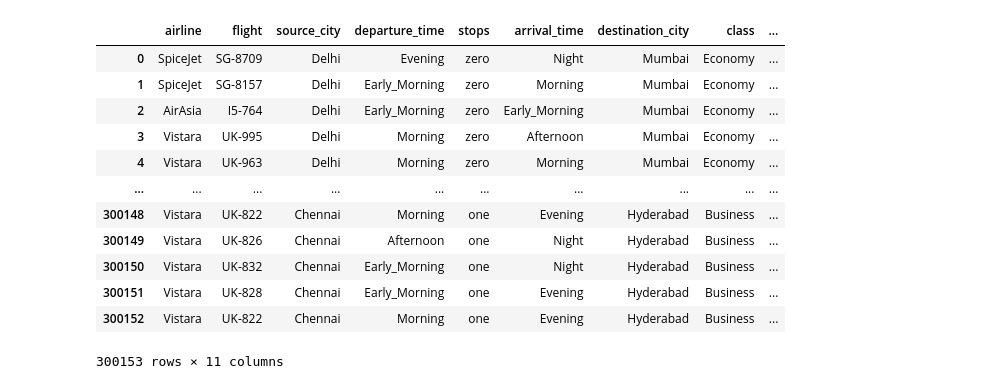
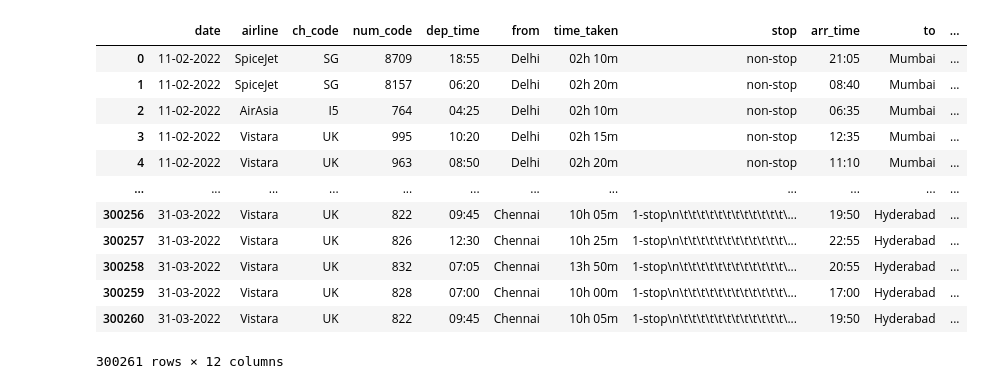
Before and after one commit to chongwei49/IE0005-DSAI-Group-Barley, a Jupyter notebook: src/Flight_Prediction_SRC.ipynb, the cells around one changed output. Cells and saved outputs as stored; diff of their text form; code cells hidden in the pictures.

Commit message:
Update data visualisation

```diff
--- a/src/Flight_Prediction_SRC.ipynb
+++ b/src/Flight_Prediction_SRC.ipynb
@@ -10,18 +16,23 @@ from plotly.subplots import make_subplots
 # %%
-flightData = pd.read_csv('https://raw.githubusercontent.com/chongwei49/IE0005-DSAI-Group-Barley/master/dataset/Clean_Dataset.csv')
-flightData = flightData.drop('Unnamed: 0',axis=1)
+flightData_economy = pd.read_csv('https://raw.githubusercontent.com/chongwei49/IE0005-DSAI-Group-Barley/master/dataset/economy.csv')
+flightData_business = pd.read_csv('https://raw.githubusercontent.com/chongwei49/IE0005-DSAI-Group-Barley/master/dataset/business.csv')
+
+flightData_economy["class"] = "Economy"
+flightData_business["class"] = "Business"
+
+flightData = pd.concat([flightData_economy, flightData_business], ignore_index=True)
 flightData
 # %% [output]
-|  | airline | flight | source_city | departure_time | stops | arrival_time | destination_city | class | ... |
-| 0 | SpiceJet | SG-8709 | Delhi | Evening | zero | Night | Mumbai | Economy | ... |
-| 1 | SpiceJet | SG-8157 | Delhi | Early_Morning | zero | Morning | Mumbai | Economy | ... |
-| 2 | AirAsia | I5-764 | Delhi | Early_Morning | zero | Early_Morning | Mumbai | Economy | ... |
-| 3 | Vistara | UK-995 | Delhi | Morning | zero | Afternoon | Mumbai | Economy | ... |
-| 4 | Vistara | UK-963 | Delhi | Morning | zero | Morning | Mumbai | Economy | ... |
-| ... | ... | ... | ... | ... | ... | ... | ... | ... | ... |
-| 300148 | Vistara | UK-822 | Chennai | Morning | one | Evening | Hyderabad | Business | ... |
-| 300149 | Vistara | UK-826 | Chennai | Afternoon | one | Night | Hyderabad | Business | ... |
-| 300150 | Vistara | UK-832 | Chennai | Early_Morning | one | Night | Hyderabad | Business | ... |
-| 300151 | Vistara | UK-828 | Chennai | Early_Morning | one | Evening | Hyderabad | Business | ... |
-| 300152 | Vistara | UK-822 | Chennai | Morning | one | Evening | Hyderabad | Business | ... |
+|  | date | airline | ch_code | num_code | dep_time | from | time_taken | stop | arr_time | to | ... |
+| 0 | 11-02-2022 | SpiceJet | SG | 8709 | 18:55 | Delhi | 02h 10m | non-stop | 21:05 | Mumbai | ... |
+| 1 | 11-02-2022 | SpiceJet | SG | 8157 | 06:20 | Delhi | 02h 20m | non-stop | 08:40 | Mumbai | ... |
+| 2 | 11-02-2022 | AirAsia | I5 | 764 | 04:25 | Delhi | 02h 10m | non-stop | 06:35 | Mumbai | ... |
+| 3 | 11-02-2022 | Vistara | UK | 995 | 10:20 | Delhi | 02h 15m | non-stop | 12:35 | Mumbai | ... |
+| 4 | 11-02-2022 | Vistara | UK | 963 | 08:50 | Delhi | 02h 20m | non-stop | 11:10 | Mumbai | ... |
+| ... | ... | ... | ... | ... | ... | ... | ... | ... | ... | ... | ... |
+| 300256 | 31-03-2022 | Vistara | UK | 822 | 09:45 | Chennai | 10h 05m | 1-stop\n\t\t\t\t\t\t\t\t\t\t\t\t\... | 19:50 | Hyderabad | ... |
+| 300257 | 31-03-2022 | Vistara | UK | 826 | 12:30 | Chennai | 10h 25m | 1-stop\n\t\t\t\t\t\t\t\t\t\t\t\t\... | 22:55 | Hyderabad | ... |
+| 300258 | 31-03-2022 | Vistara | UK | 832 | 07:05 | Chennai | 13h 50m | 1-stop\n\t\t\t\t\t\t\t\t\t\t\t\t\... | 20:55 | Hyderabad | ... |
+| 300259 | 31-03-2022 | Vistara | UK | 828 | 07:00 | Chennai | 10h 00m | 1-stop\n\t\t\t\t\t\t\t\t\t\t\t\t\... | 17:00 | Hyderabad | ... |
+| 300260 | 31-03-2022 | Vistara | UK | 822 | 09:45 | Chennai | 10h 05m | 1-stop\n\t\t\t\t\t\t\t\t\t\t\t\t\... | 19:50 | Hyderabad | ... |
-300153 rows × 11 columns
+300261 rows × 12 columns
```
Also changed, not shown: parts of 47 cells of this notebook, 1 other file.
